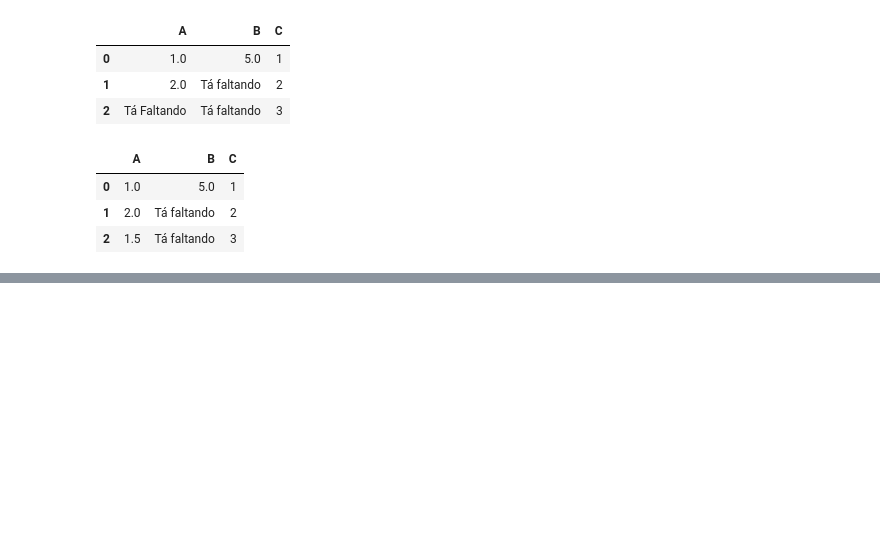
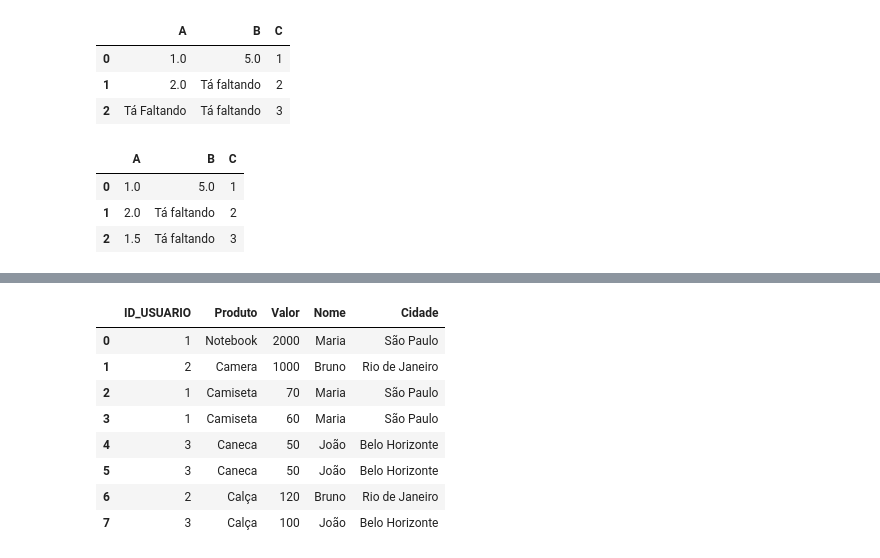
Before and after one commit to thiagolir4/Python_para_analise_de_dados_materia4_DNC, a Jupyter notebook: Python_para_analise_de_dados_materia4_DNC.ipynb, the cells around one changed output, grey strips where cells are left out. Drawn from its saved outputs; the diff is of its cells as text; code cells hidden in the pictures; blank space fills up the shorter version.

```diff
--- a/Python_para_analise_de_dados_materia4_DNC.ipynb
+++ b/Python_para_analise_de_dados_materia4_DNC.ipynb
@@ -649,0 +804,19 @@ df.fillna({"A": df['A'].mean(), "B": "Tá faltando"})
+# %%
+#usando o merge
+#metodos de junção
+#Left => manter todos os df da esquerda e associar os valores da df da direirta
+#Right => vai associar todos os dados da direita com o da esquerda
+#inner => vai associar e apresentar somente os dados que tiverem relação, como no caso dos df utilizados
+#ele excluiu os dois novos usuarios que n tinha compras realizada
+
+compras_df.merge(usuarios_geral, how="left", on="ID_USUARIO" )
+# %% [output]
+|  | ID_USUARIO | Produto | Valor | Nome | Cidade |
+| 0 | 1 | Notebook | 2000 | Maria | São Paulo |
+| 1 | 2 | Camera | 1000 | Bruno | Rio de Janeiro |
+| 2 | 1 | Camiseta | 70 | Maria | São Paulo |
+| 3 | 1 | Camiseta | 60 | Maria | São Paulo |
+| 4 | 3 | Caneca | 50 | João | Belo Horizonte |
+| 5 | 3 | Caneca | 50 | João | Belo Horizonte |
+| 6 | 2 | Calça | 120 | Bruno | Rio de Janeiro |
+| 7 | 3 | Calça | 100 | João | Belo Horizonte |
```
Also changed, not shown: parts of 40 cells of this notebook.
